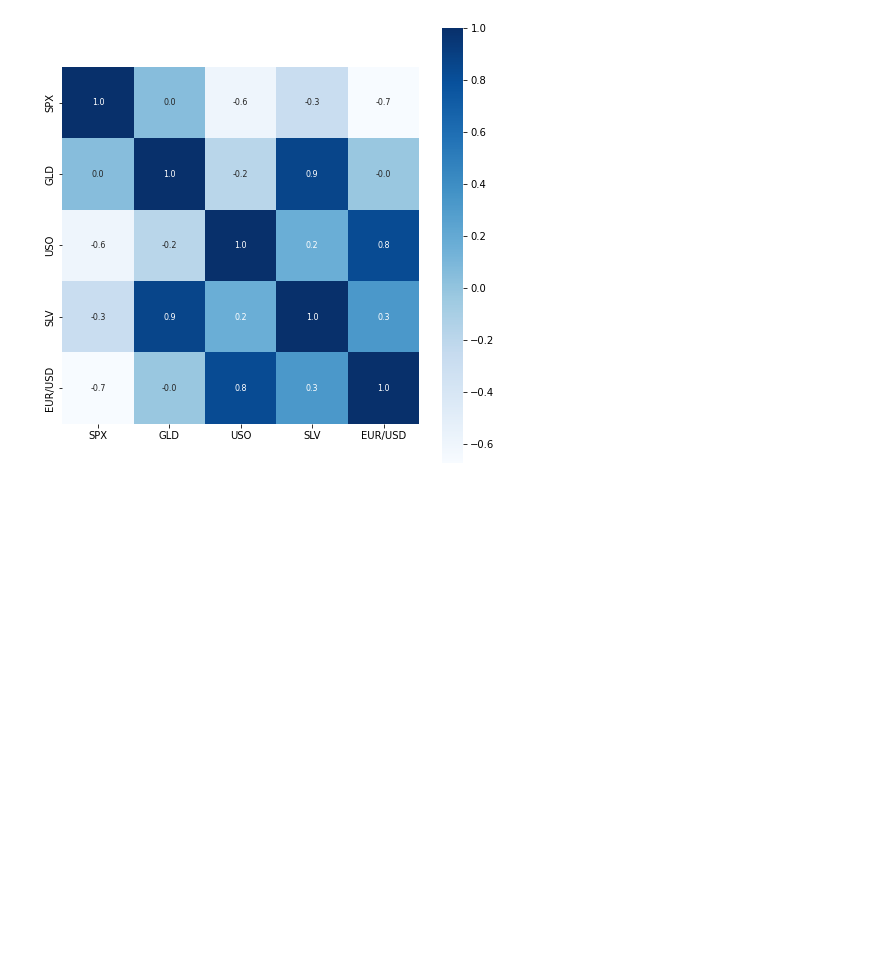
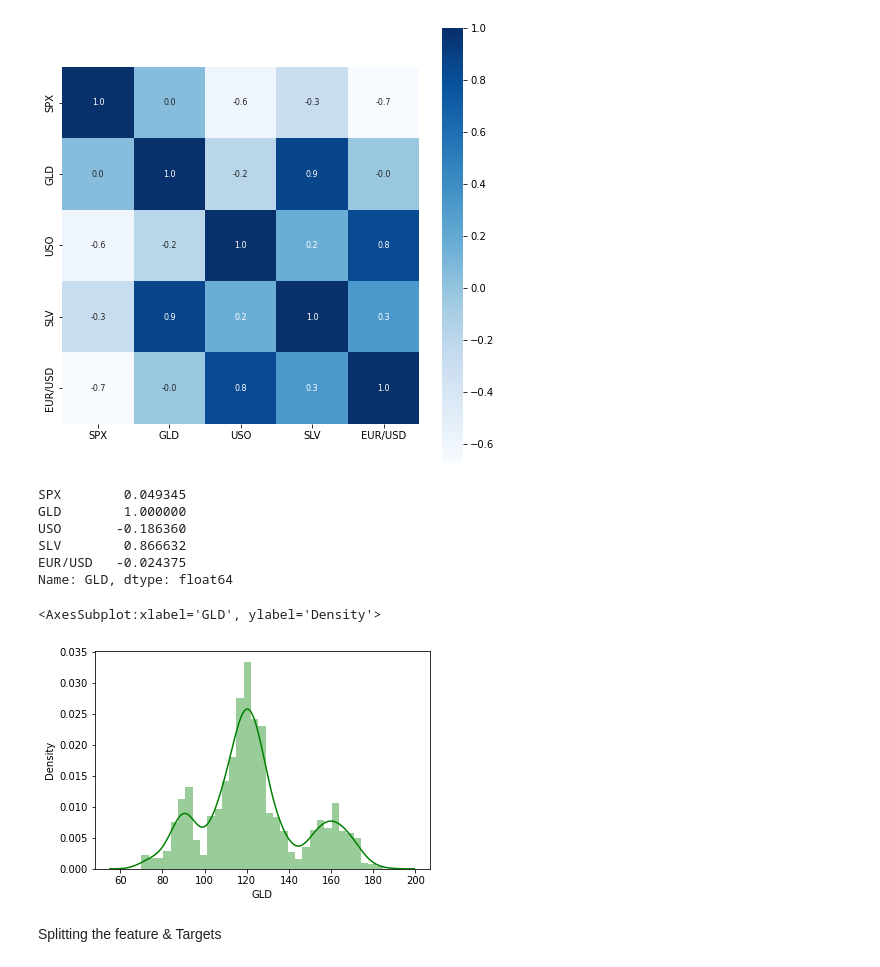
Before and after one commit to Cryptotion/Gold-Price-Prediction, a Jupyter notebook: main.ipynb, the cells around one changed output. Cells and saved outputs as stored; diff of their text form; code cells hidden in the pictures; blank space fills up the shorter version.

Commit message:
Splitting done

```diff
--- a/main.ipynb
+++ b/main.ipynb
@@ -89,3 +89,21 @@ sns.heatmap(correlation, cbar=True, square=True, fmt='.1f', annot=True, annot_kw
 # %% [output]
 <AxesSubplot:>
 [figure]
+# %%
+# finding Correlation values of GLD
+print(correlation['GLD'])
+# %% [output]
+SPX        0.049345
+GLD        1.000000
+USO       -0.186360
+SLV        0.866632
+EUR/USD   -0.024375
+Name: GLD, dtype: float64
+# %%
+# Distribution
+sns.distplot(gold_data['GLD'], color='green')
+# %% [output]
+<AxesSubplot:xlabel='GLD', ylabel='Density'>
+[figure, added]
+# %% [markdown]
+Splitting the feature & Targets
```
Also changed, not shown: parts of 5 cells of this notebook.
